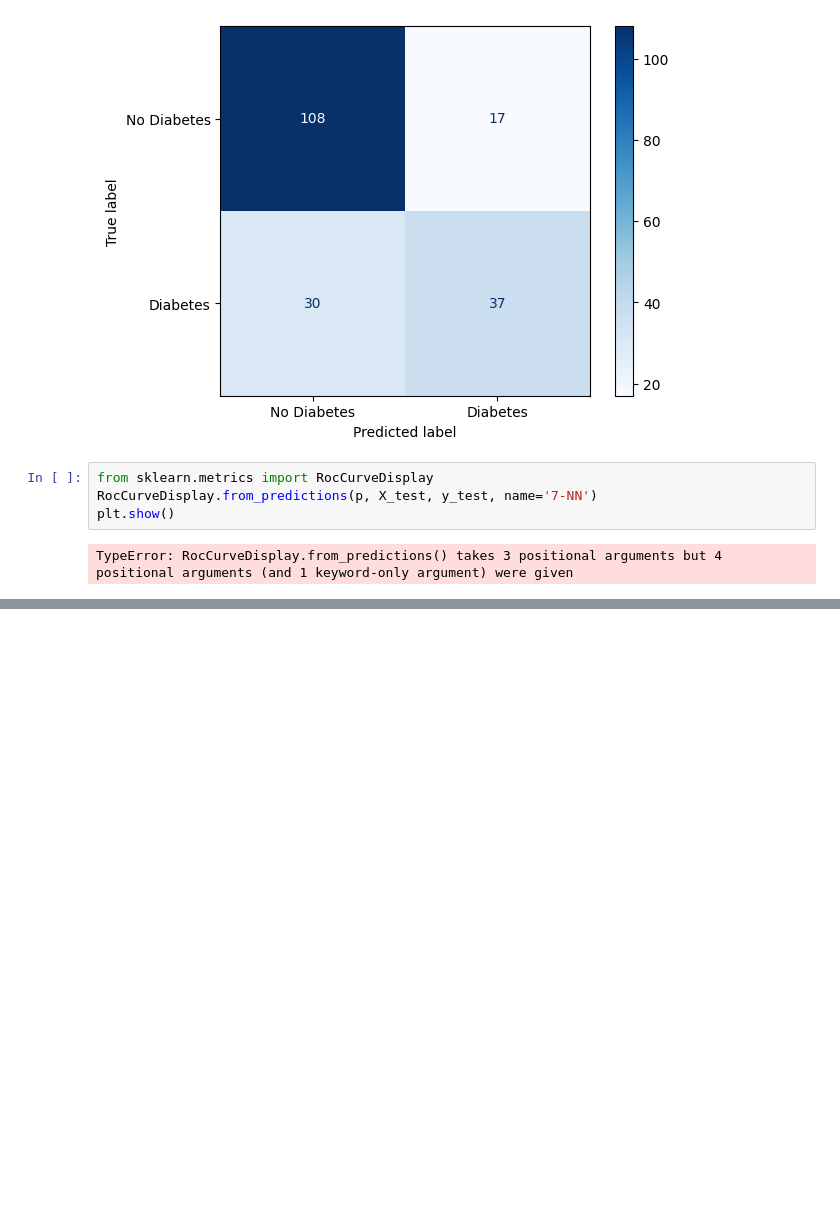
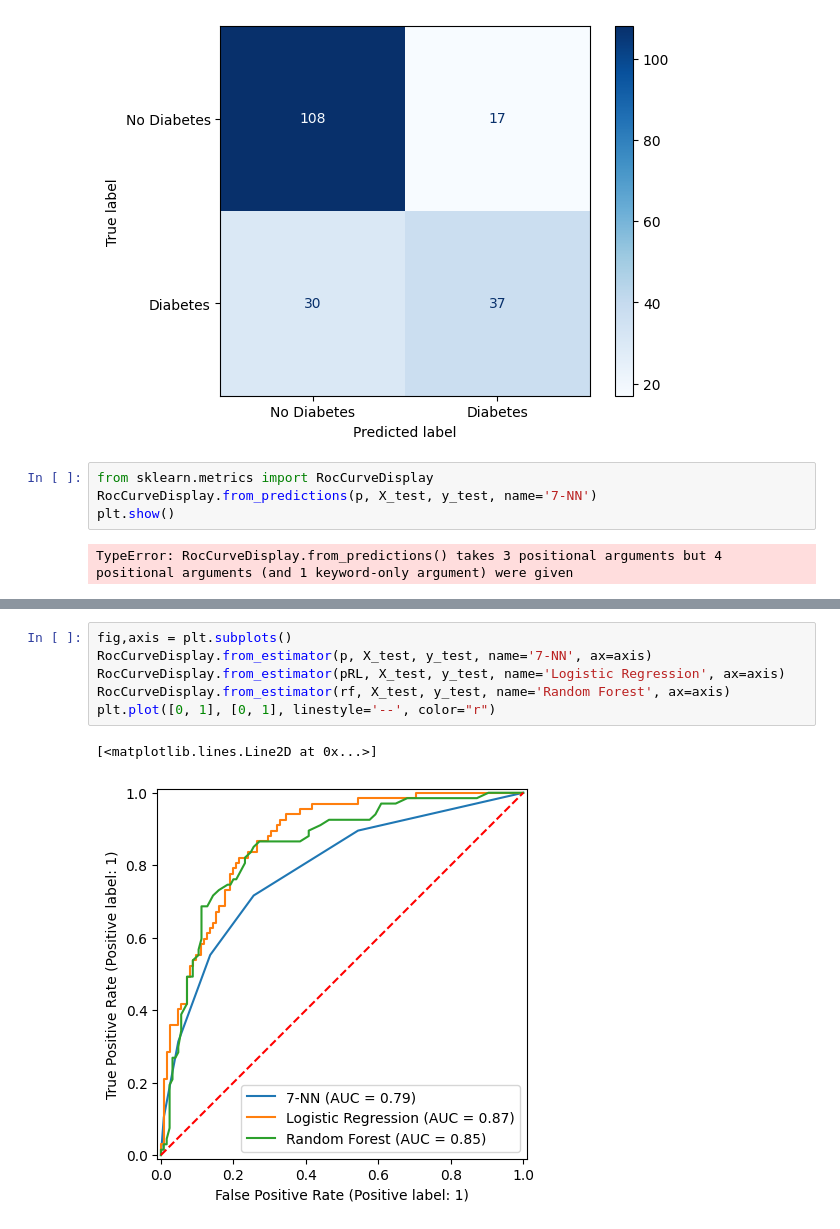
Before and after one commit to Thoprr/MLforDS, a Jupyter notebook: Exo/exo_6.ipynb, the cells around one changed output, grey strips where cells are left out. Cells and saved outputs as stored; diff of their text form; blank space fills up the shorter version.

```diff
--- a/Exo/exo_6.ipynb
+++ b/Exo/exo_6.ipynb
@@ -74,0 +108,9 @@ TypeError: RocCurveDisplay.from_predictions() takes 3 positional arguments but 4
+# %%
+fig,axis = plt.subplots()
+RocCurveDisplay.from_estimator(p, X_test, y_test, name='7-NN', ax=axis)
+RocCurveDisplay.from_estimator(pRL, X_test, y_test, name='Logistic Regression', ax=axis)
+RocCurveDisplay.from_estimator(rf, X_test, y_test, name='Random Forest', ax=axis)
+plt.plot([0, 1], [0, 1], linestyle='--', color="r")
+# %% [output]
+[<matplotlib.lines.Line2D at 0x...>]
+[figure, added]
```
Also changed, not shown: parts of 3 cells of this notebook.
